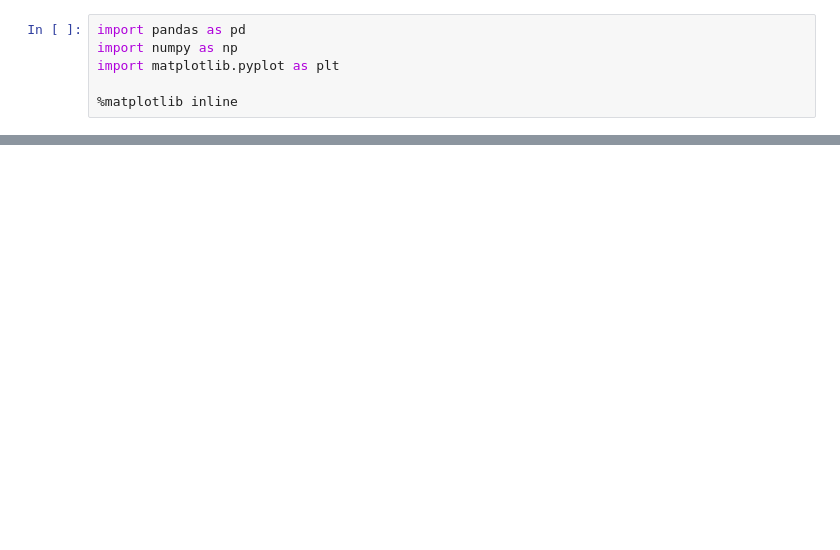
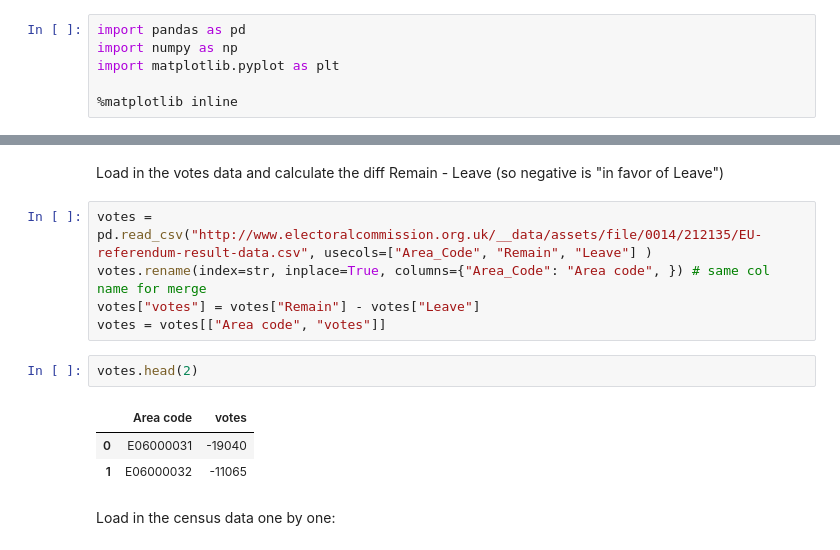
Before and after one commit to bbelderbos/brexit-pandas, a Jupyter notebook: brexit_demographics.ipynb, the cells around one changed output, grey strips where cells are left out. Cells and saved outputs as stored; diff of their text form; blank space fills up the shorter version.

```diff
--- a/brexit_demographics.ipynb
+++ b/brexit_demographics.ipynb
@@ -139,0 +18,15 @@ plt.show()
+# %% [markdown]
+Load in the votes data and calculate the diff Remain - Leave (so negative is "in favor of Leave")
+# %%
+votes = pd.read_csv("http://www.electoralcommission.org.uk/__data/assets/file/0014/212135/EU-referendum-result-data.csv", usecols=["Area_Code", "Remain", "Leave"] )
+votes.rename(index=str, inplace=True, columns={"Area_Code": "Area code", }) # same col name for merge
+votes["votes"] = votes["Remain"] - votes["Leave"]
+votes = votes[["Area code", "votes"]]
+# %%
+votes.head(2)
+# %% [output]
+|  | Area code | votes |
+| 0 | E06000031 | -19040 |
+| 1 | E06000032 | -11065 |
+# %% [markdown]
+Load in the census data one by one:
```
Also changed, not shown: parts of 44 cells of this notebook, 1 other file.
